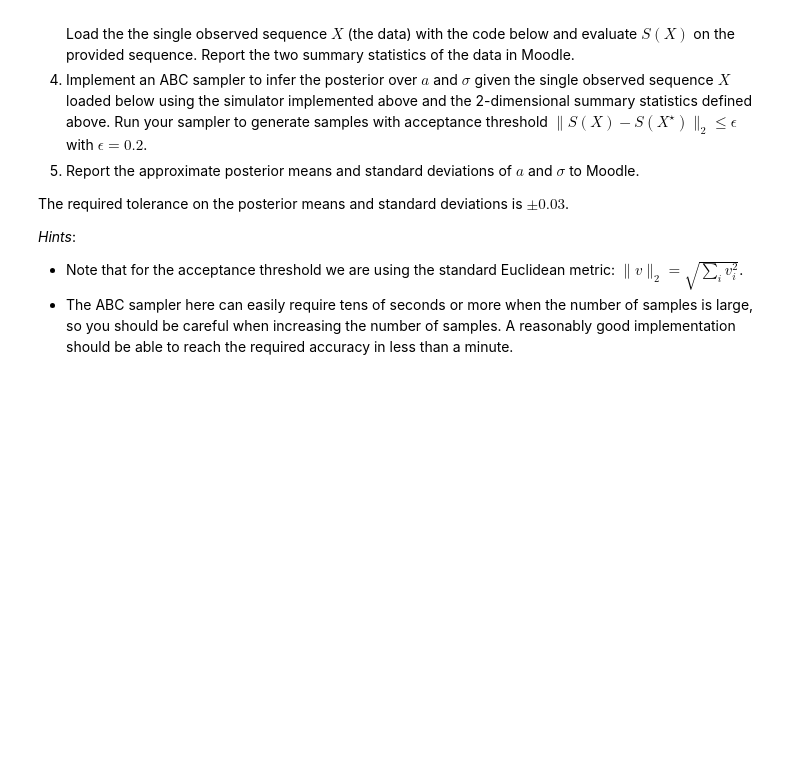
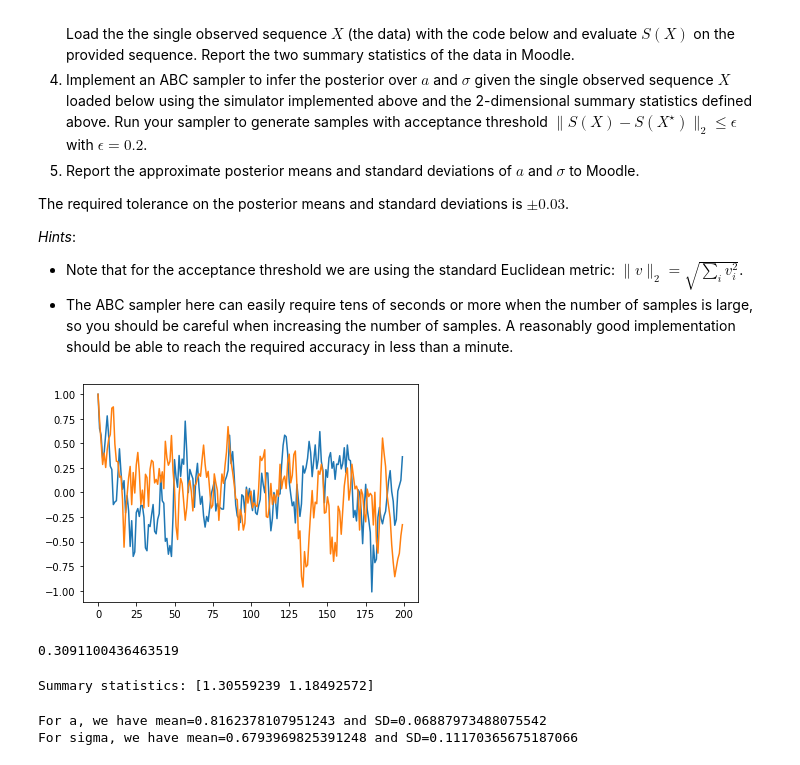
Before and after one commit to vyeoms/assignments, a Jupyter notebook: compstat/week4.ipynb, the cells around one changed output. Cells and saved outputs as stored; diff of their text form; code cells hidden in the pictures; blank space fills up the shorter version.

```diff
--- a/compstat/week4.ipynb
+++ b/compstat/week4.ipynb
@@ -243,3 +249,69 @@ import pandas as pd
 
 dataframe = pd.read_csv('https://www2.helsinki.fi/sites/default/files/atoms/files/ar_time_series_data.txt', header=None, sep='\t')
 data = dataframe.values[:,0]
+# %%
+import matplotlib.pyplot as plt
+
+# Part 1
+
+def generateRealisation(a, sigma, n=200):
+    x = np.zeros(n)
+    x[0] = 1
+    for i in range(1, n):
+        x[i] = a*x[i-1] + npr.normal(0, sigma)
+    return x
+
+realisation1 = generateRealisation(0.75, 0.2)
+realisation2 = generateRealisation(0.75, 0.2)
+
+plt.plot(realisation1)
+plt.plot(realisation2)
+plt.show()
+# %% [output]
+[figure, added]
+# %%
+# Part 2
+
+npr.seed(0)
+part2sd = np.std( [generateRealisation(0.75, 0.2)[199] for _ in range(5000)] )
+print(part2sd)
+# %% [output]
+0.3091100436463519
+# %%
+# Part 3
+
+def generateSummary(x):
+    N = len(x)
+    stat1 = 1/N * np.sum( x**2 )
+    stat2 = 1/(N-1) * np.sum( np.array([i*j for i, j in zip(x, x[1:])]) )
+    return np.array([stat1, stat2])
+
+print(f'Summary statistics: {generateSummary(data)}')
+# %% [output]
+Summary statistics: [1.30559239 1.18492572]
+# %%
+# Part 4
+
+def abc(x, N, epsilon = 0.2, Ndata=len(data)):
+    samples = np.zeros((N, 2))
+    nsamples = 0
+    orig_summary = generateSummary(x)
+    while nsamples < N:
+        a = npr.uniform(0, 1)
+        sigma = npr.gamma(8, 1/8)
+        mydata = generateRealisation(a, sigma, Ndata)
+        myerr = np.sqrt(np.sum((orig_summary - generateSummary(mydata))**2))
+        if myerr <= epsilon:
+            samples[nsamples,0] = a
+            samples[nsamples,1] = sigma
+            nsamples += 1
+    return samples
+
+npr.seed(0)
+samples = abc(data, 1000)
+
+print(f'For a, we have mean={np.mean(samples[:, 0])} and SD={np.std(samples[:, 0])}' )
+print(f'For sigma, we have mean={np.mean(samples[:, 1])} and SD={np.std(samples[:, 1])}' )
+# %% [output]
+For a, we have mean=0.8162378107951243 and SD=0.06887973488075542
+For sigma, we have mean=0.6793969825391248 and SD=0.11170365675187066
```
Also changed, not shown: parts of 2 cells of this notebook.
